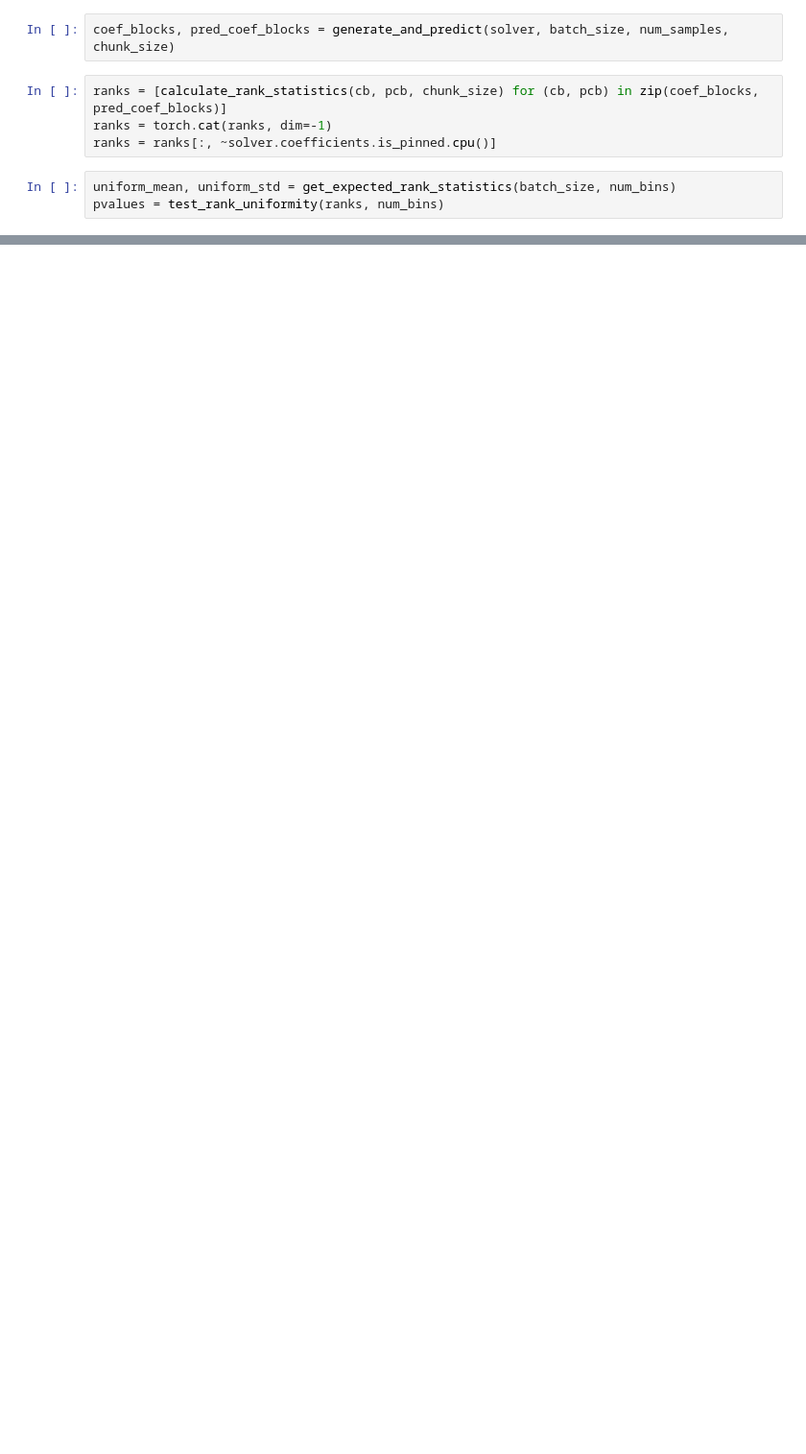
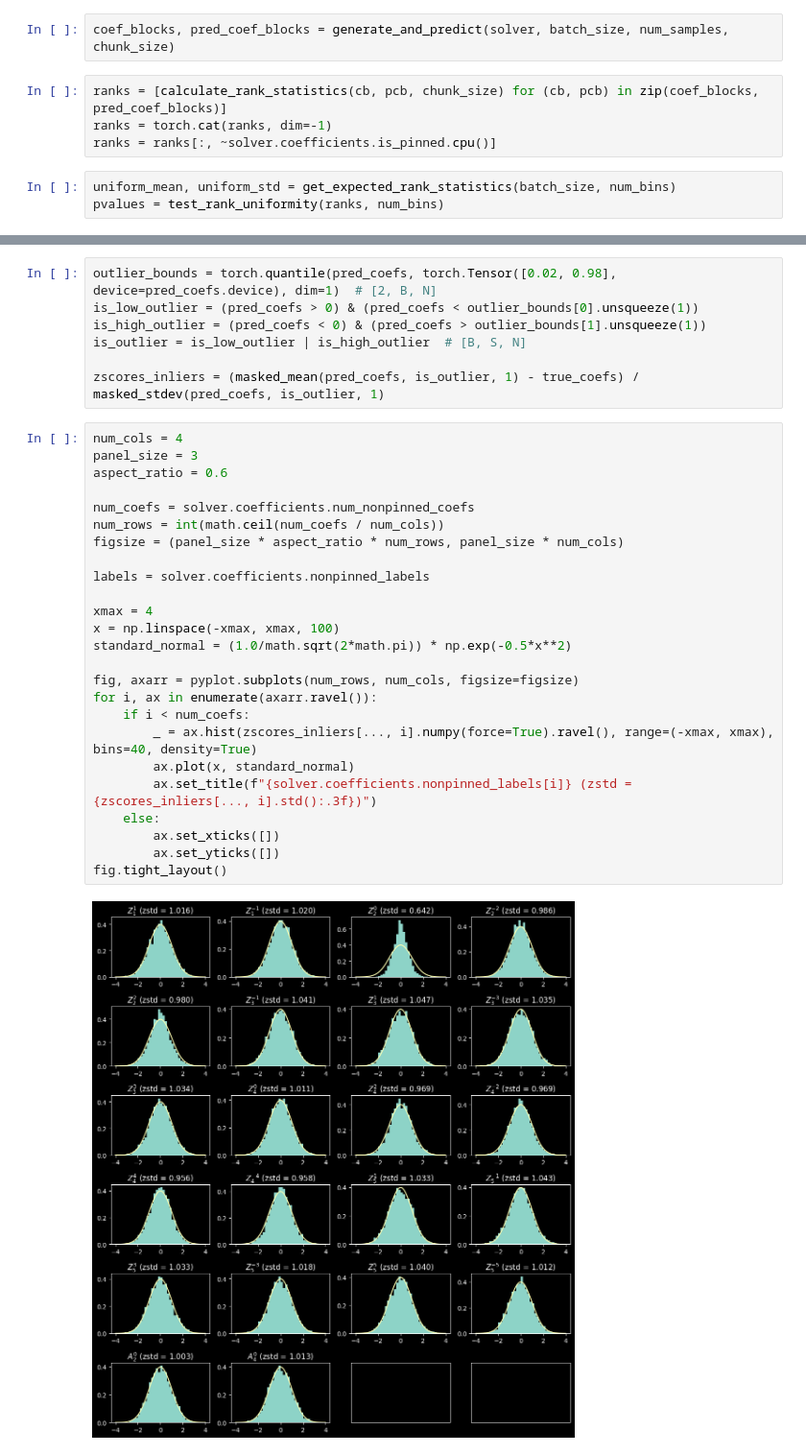
Before and after one commit to walterfu1064/cynosure, a Jupyter notebook: examples/information_theory/example_3c.ipynb, the cells around one changed output, grey strips where cells are left out. Shown at 96% size. Drawn from its saved outputs; the diff is of its cells as text; blank space fills up the shorter version.

```diff
--- a/examples/information_theory/example_3c.ipynb
+++ b/examples/information_theory/example_3c.ipynb
@@ -228,0 +254,34 @@ fig.tight_layout()
+# %%
+outlier_bounds = torch.quantile(pred_coefs, torch.Tensor([0.02, 0.98], device=pred_coefs.device), dim=1)  # [2, B, N]
+is_low_outlier = (pred_coefs > 0) & (pred_coefs < outlier_bounds[0].unsqueeze(1))
+is_high_outlier = (pred_coefs < 0) & (pred_coefs > outlier_bounds[1].unsqueeze(1))
+is_outlier = is_low_outlier | is_high_outlier  # [B, S, N]
+
+zscores_inliers = (masked_mean(pred_coefs, is_outlier, 1) - true_coefs) / masked_stdev(pred_coefs, is_outlier, 1)
+# %%
+num_cols = 4
+panel_size = 3
+aspect_ratio = 0.6
+
+num_coefs = solver.coefficients.num_nonpinned_coefs
+num_rows = int(math.ceil(num_coefs / num_cols))
+figsize = (panel_size * aspect_ratio * num_rows, panel_size * num_cols)
+
+labels = solver.coefficients.nonpinned_labels
+
+xmax = 4
+x = np.linspace(-xmax, xmax, 100)
+standard_normal = (1.0/math.sqrt(2*math.pi)) * np.exp(-0.5*x**2)
+
+fig, axarr = pyplot.subplots(num_rows, num_cols, figsize=figsize)
+for i, ax in enumerate(axarr.ravel()):
+    if i < num_coefs:
+        _ = ax.hist(zscores_inliers[..., i].numpy(force=True).ravel(), range=(-xmax, xmax), bins=40, density=True)
+        ax.plot(x, standard_normal)
+        ax.set_title(f"{solver.coefficients.nonpinned_labels[i]} (zstd = {zscores_inliers[..., i].std():.3f})")
+    else:
+        ax.set_xticks([])
+        ax.set_yticks([])
+fig.tight_layout()
+# %% [output]
+[figure, added]
```
Also changed, not shown: parts of 21 cells of this notebook, 5 other files.
